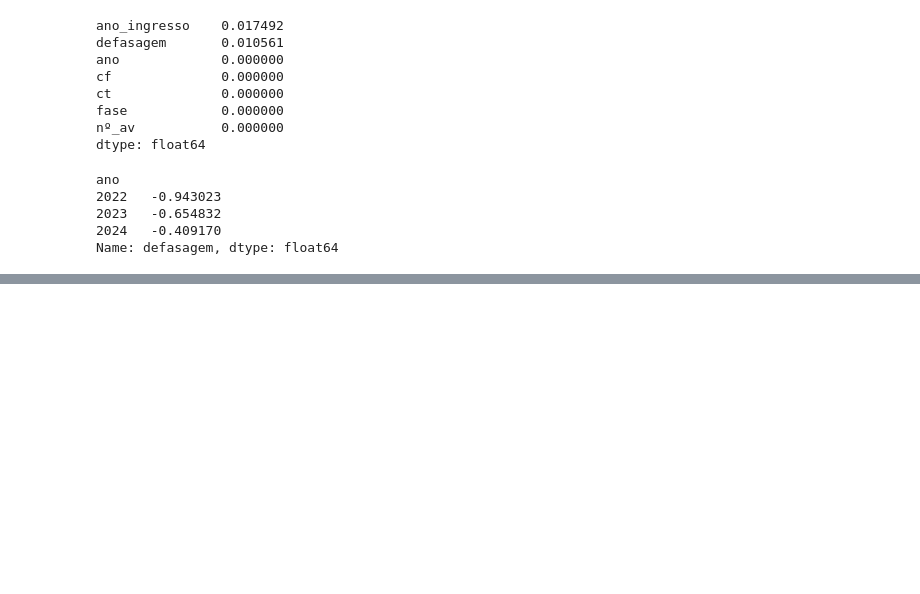
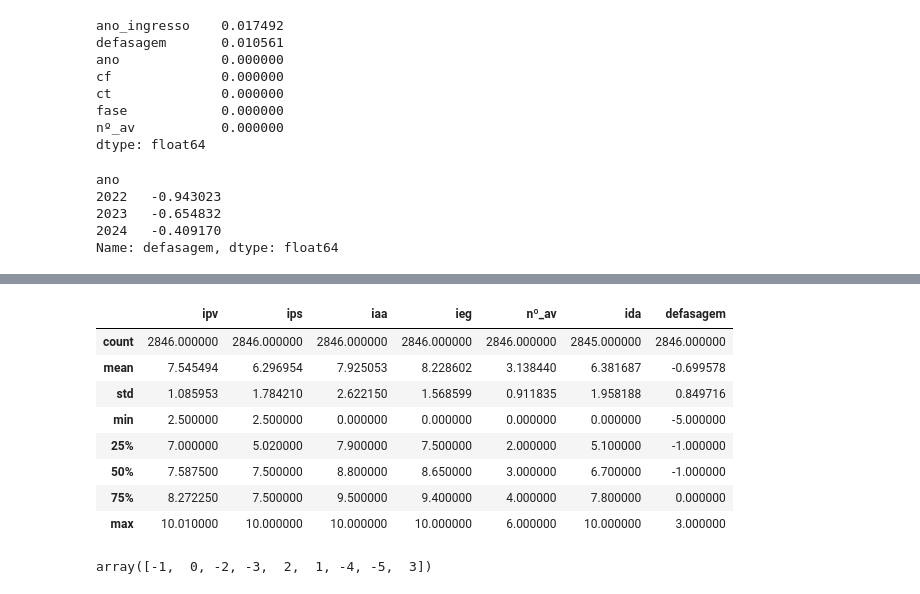
Before and after one commit to IgorComune/masters_thesis_school_lag_predictor, a Jupyter notebook: notebooks/01_eda.ipynb, the cells around one changed output, grey strips where cells are left out. Cells and saved outputs as stored; diff of their text form; code cells hidden in the pictures; blank space fills up the shorter version.

```diff
--- a/notebooks/01_eda.ipynb
+++ b/notebooks/01_eda.ipynb
@@ -228,0 +245,3 @@ Name: defasagem, dtype: float64
+# %%
+df_2 = df[['ipv', 'ips', 'iaa', 'ieg', 'nº_av', 'ida','defasagem']].dropna()
+df_2.head()
@@ -228,0 +355,30 @@ Name: defasagem, dtype: float64
+# %%
+df_2["ipv"] = (
+    df["ipv"]
+    .str.replace(",", ".", regex=False)
+    .pipe(pd.to_numeric, errors="coerce")
+)
+
+df_2["ips"] = (
+    df["ips"]
+    .str.replace(",", ".", regex=False)
+    .pipe(pd.to_numeric, errors="coerce")
+)
+
+df_2["iaa"] = (
+    df["iaa"]
+    .str.replace(",", ".", regex=False)
+    .pipe(pd.to_numeric, errors="coerce")
+)
+
+df_2["ieg"] = (
+    df["ieg"]
+    .str.replace(",", ".", regex=False)
+    .pipe(pd.to_numeric, errors="coerce")
+)
+
+df_2["ida"] = (
+    df["ida"]
+    .str.replace(",", ".", regex=False)
+    .pipe(pd.to_numeric, errors="coerce")
+)
@@ -228,0 +402,16 @@ Name: defasagem, dtype: float64
+# %%
+df_2.describe()
+# %% [output]
+|  | ipv | ips | iaa | ieg | nº_av | ida | defasagem |
+| count | 2846.000000 | 2846.000000 | 2846.000000 | 2846.000000 | 2846.000000 | 2845.000000 | 2846.000000 |
+| mean | 7.545494 | 6.296954 | 7.925053 | 8.228602 | 3.138440 | 6.381687 | -0.699578 |
+| std | 1.085953 | 1.784210 | 2.622150 | 1.568599 | 0.911835 | 1.958188 | 0.849716 |
+| min | 2.500000 | 2.500000 | 0.000000 | 0.000000 | 0.000000 | 0.000000 | -5.000000 |
+| 25% | 7.000000 | 5.020000 | 7.900000 | 7.500000 | 2.000000 | 5.100000 | -1.000000 |
+| 50% | 7.587500 | 7.500000 | 8.800000 | 8.650000 | 3.000000 | 6.700000 | -1.000000 |
+| 75% | 8.272250 | 7.500000 | 9.500000 | 9.400000 | 4.000000 | 7.800000 | 0.000000 |
+| max | 10.010000 | 10.000000 | 10.000000 | 10.000000 | 6.000000 | 10.000000 | 3.000000 |
+# %%
+df_2['defasagem'].unique()
+# %% [output]
+array([-1,  0, -2, -3,  2,  1, -4, -5,  3])
```
Also changed, not shown: parts of 14 cells of this notebook.
